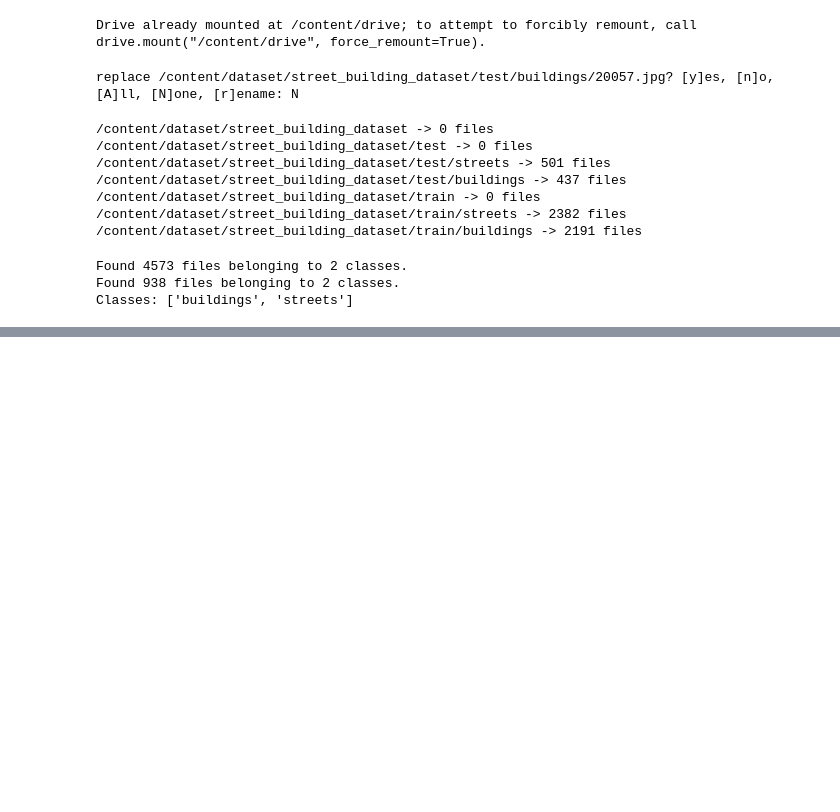
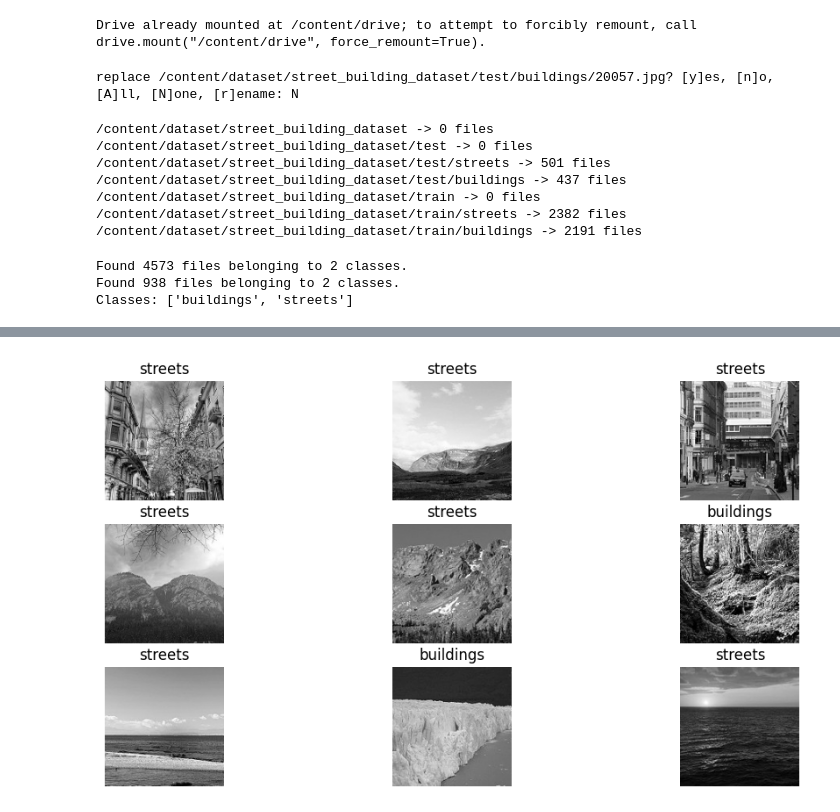
Before and after one commit to KavindaKGD/DL_Final_Assignment, a Jupyter notebook: LSTM_Image_Classification.ipynb, the cells around one changed output, grey strips where cells are left out. Drawn from its saved outputs; the diff is of its cells as text; code cells hidden in the pictures; blank space fills up the shorter version.

```diff
--- a/LSTM_Image_Classification.ipynb
+++ b/LSTM_Image_Classification.ipynb
@@ -213,0 +220,10 @@ model.save("/content/drive/MyDrive/best_lstm_street_building.keras")
+# %%
+pred_ds = tf.keras.utils.image_dataset_from_directory(
+    "/content/dataset/pred/pred",
+    labels=None,              # unlabeled
+    image_size=(IMG_H, IMG_W),
+    batch_size=BATCH_SIZE,
+    shuffle=False
+)
+
+pred_ds = pred_ds.map(lambda x: tf.image.rgb_to_grayscale(x)/255.0).cache()
@@ -213,0 +232,9 @@ model.save("/content/drive/MyDrive/best_lstm_street_building.keras")
+# %%
+pred_prob = model.predict(pred_ds)
+pred_class = (pred_prob.flatten() >= 0.5).astype(int)  # 0 = first class, 1 = second class
+
+# Convert numeric predictions to class names
+pred_labels = [class_names[i] if i < len(class_names) else "unknown" for i in pred_class]
+
+for i, label in enumerate(pred_labels[:50]):  # show first 50
+    print(f"Image {i+1}: {label}")
@@ -213,0 +259,14 @@ model.save("/content/drive/MyDrive/best_lstm_street_building.keras")
+# %%
+import matplotlib.pyplot as plt
+
+plt.figure(figsize=(12,6))
+for images in pred_ds.take(1):
+    imgs = images.numpy()
+for i in range(9):
+    plt.subplot(3,3,i+1)
+    plt.imshow(imgs[i].squeeze(), cmap='gray')
+    plt.title(pred_labels[i])
+    plt.axis('off')
+plt.show()
+# %% [output]
+[figure, added]
```
Also changed, not shown: parts of 10 cells of this notebook.
